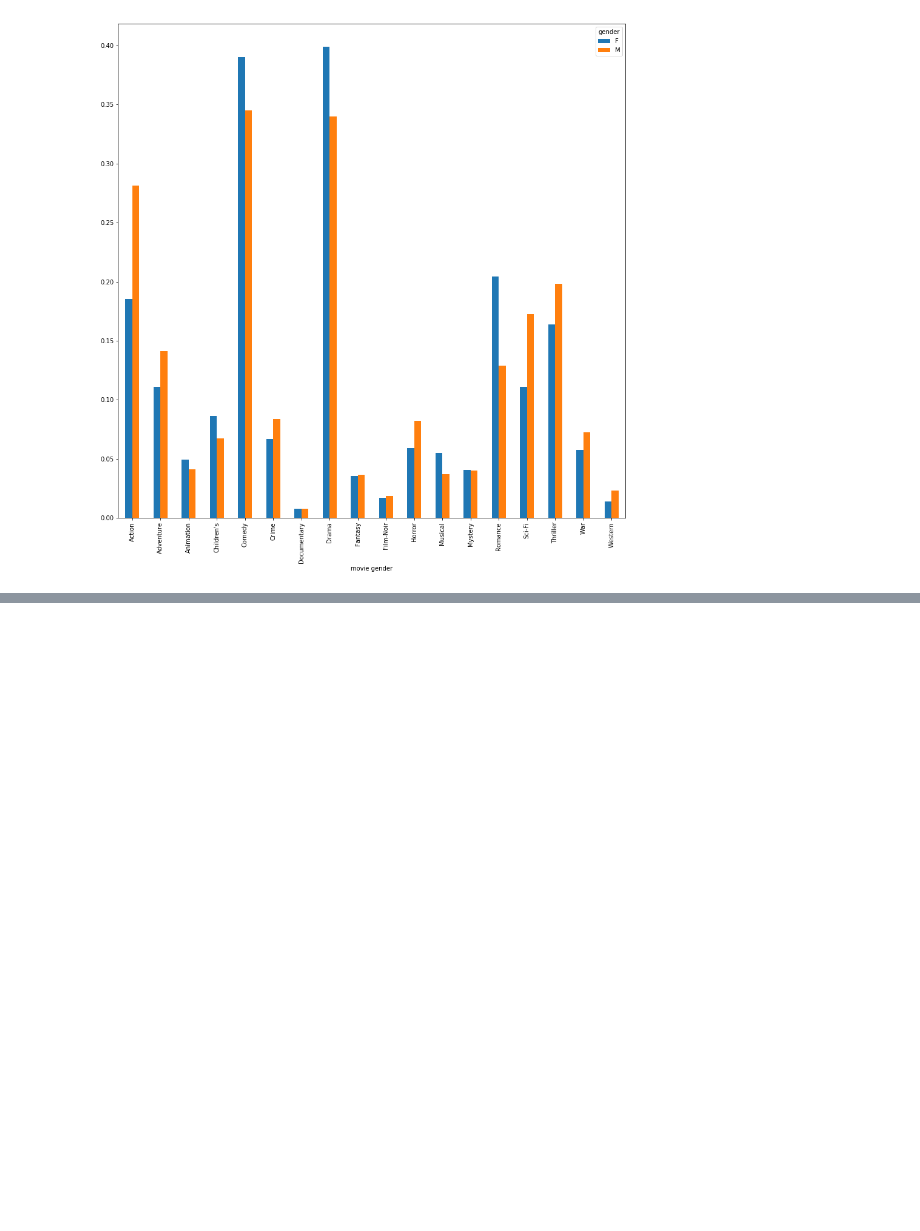
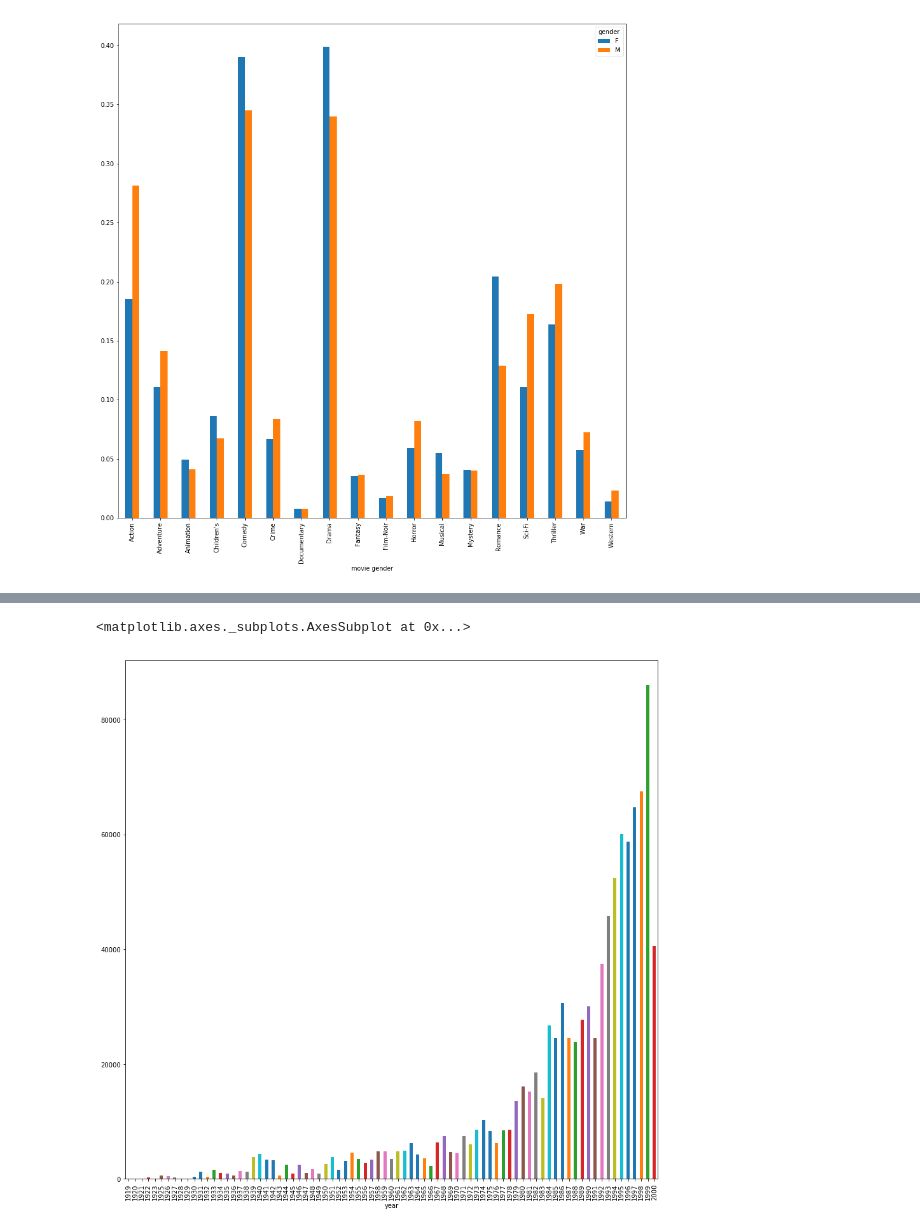
Before and after one commit to nicolagennaro/pussy-project, a Jupyter notebook: Join.ipynb, the cells around one changed output, grey strips where cells are left out. Cells and saved outputs as stored; diff of their text form; code cells hidden in the pictures; blank space fills up the shorter version.

```diff
--- a/Join.ipynb
+++ b/Join.ipynb
@@ -660,3 +658,7 @@ War           0.057297  0.072203
 Western       0.014109  0.022884
 <matplotlib.axes._subplots.AxesSubplot at 0x...>
 [figure]
+# %%
+#movies's year ratings
+tr1 = pd.pivot_table(urm, index=['year'], values='rating', aggfunc=('mean','count'))
+tr1.head(10)
@@ -662,0 +678,5 @@ Western       0.014109  0.022884
+# %%
+tr1['count'].plot.bar(figsize=(15,15))
+# %% [output]
+<matplotlib.axes._subplots.AxesSubplot at 0x...>
+[figure, added]
```
Also changed, not shown: parts of 7 cells of this notebook.
